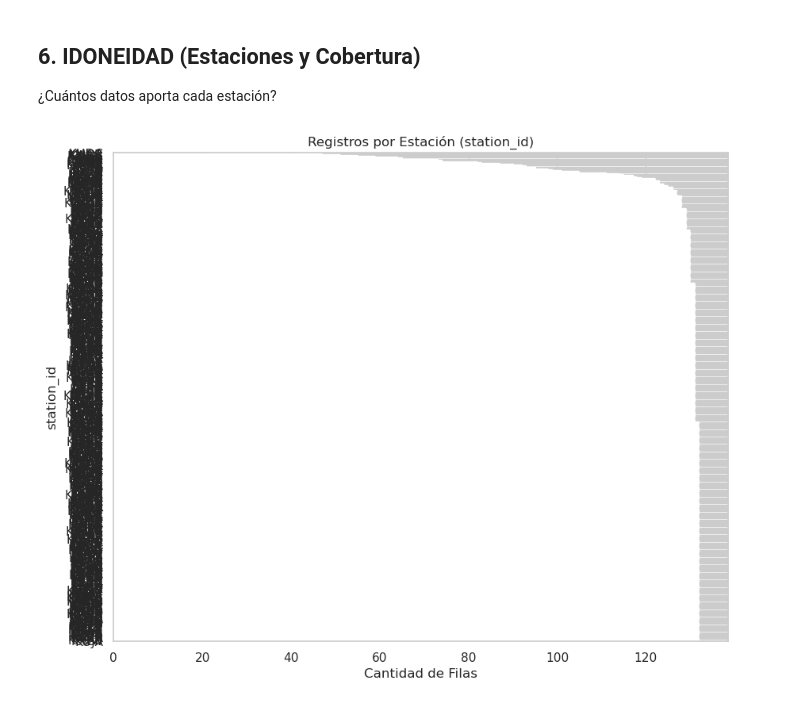
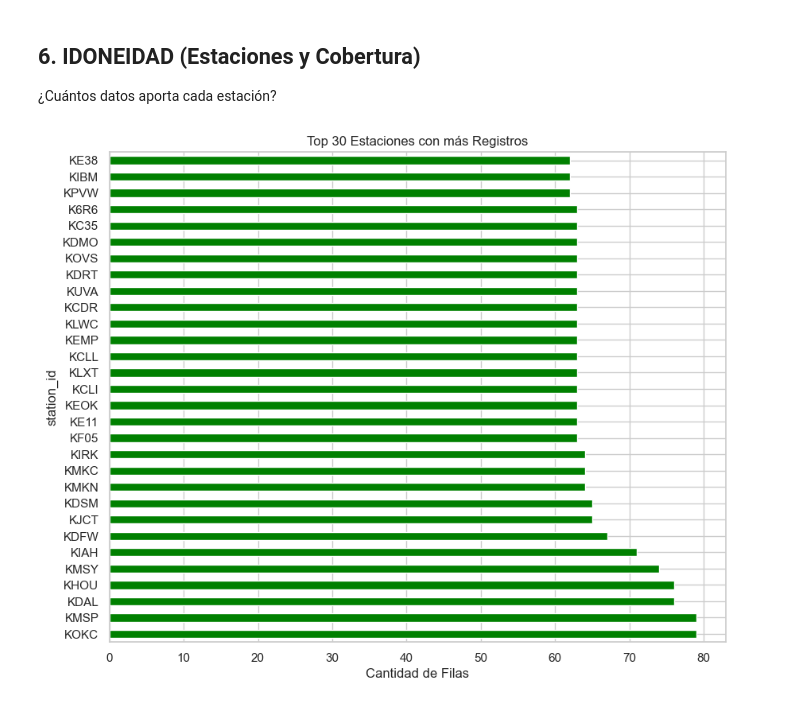
Before and after one commit to LuciaVazquez08/TallerAnalisisDatos, a Jupyter notebook: local_cleanup/data_quality_viz.ipynb, the cells around one changed output. Saved outputs shown, nothing was run; the diff lists cells and outputs as text; code cells hidden in the pictures.

```diff
--- a/local_cleanup/data_quality_viz.ipynb
+++ b/local_cleanup/data_quality_viz.ipynb
@@ -172,9 +160,9 @@ if 'temp_real' in df.columns and 'temp_fcst' in df.columns:
 ¿Cuántos datos aporta cada estación?
 # %%
 plt.figure(figsize=(10, 8))
-df['station_id'].value_counts().plot(kind='barh', color='green')
-plt.title('Registros por Estación (station_id)')
+df['station_id'].value_counts().head(30).plot(kind='barh', color='green')
+plt.title('Top 30 Estaciones con más Registros')
 plt.xlabel('Cantidad de Filas')
 plt.show()
 # %% [output]
-[figure, old version]
+[figure, new version]
```
Also changed, not shown: parts of 16 cells of this notebook, 3 other files.
